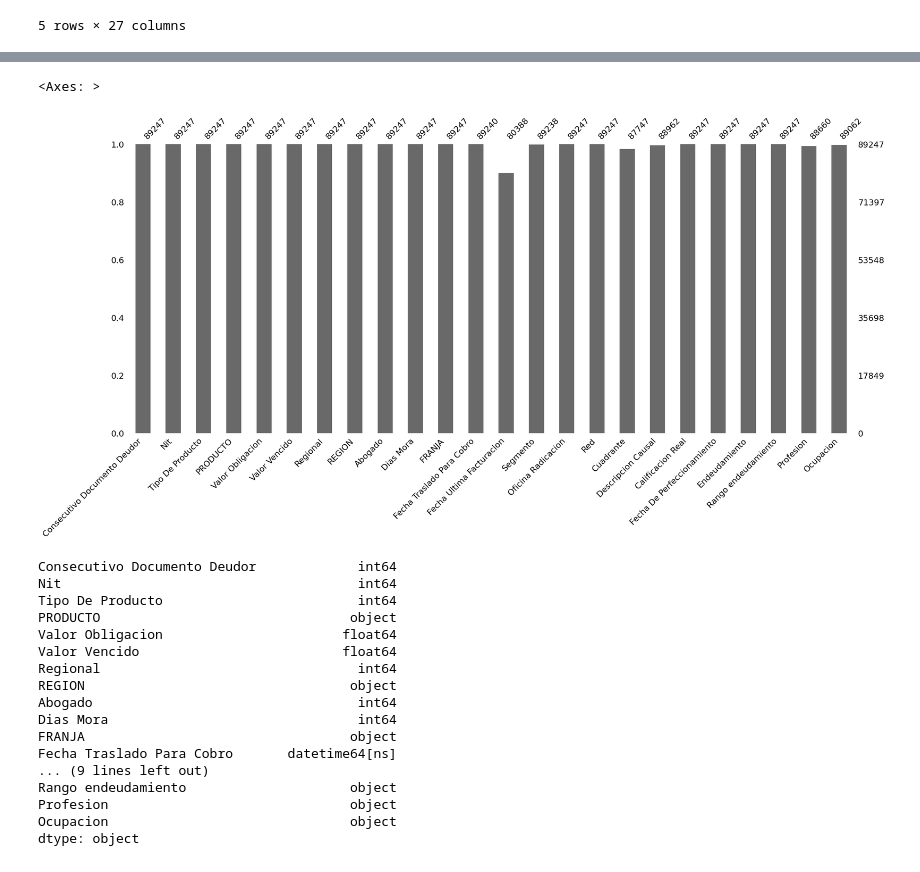
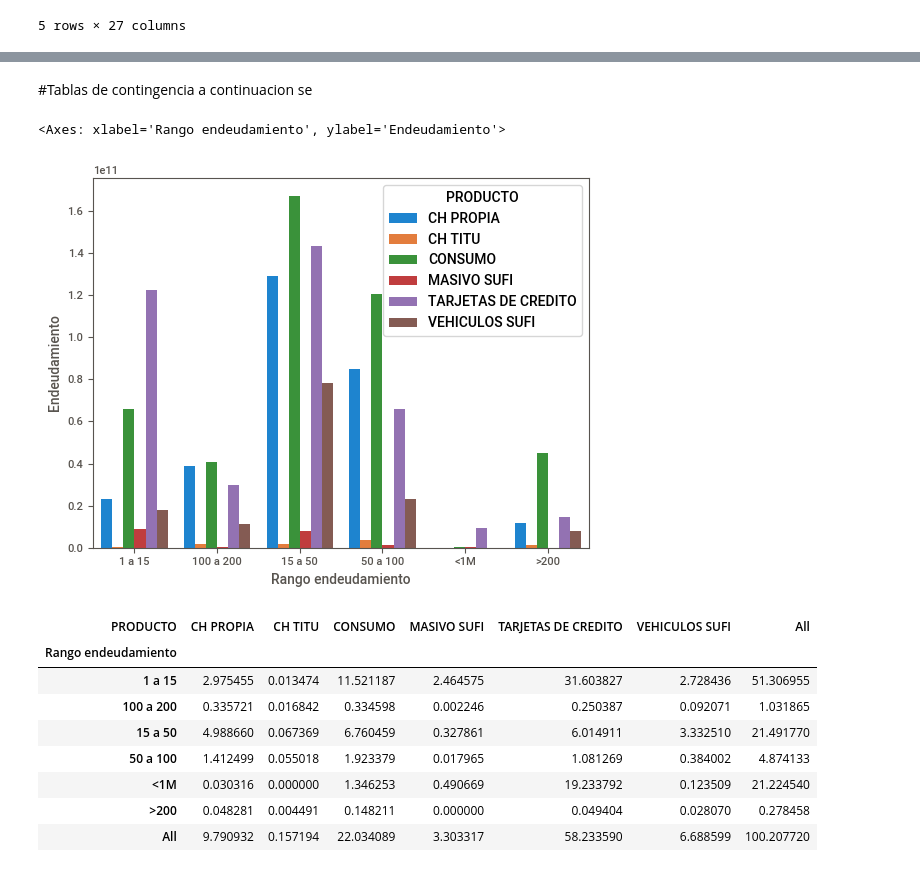
Before and after one commit to CarlosBaez11/RetoTecnologico-Eafit, a Jupyter notebook: Copia_de_ProyectoTecnologico.ipynb, the cells around one changed output, grey strips where cells are left out. Saved outputs shown, nothing was run; the diff lists cells and outputs as text; code cells hidden in the pictures.

```diff
--- a/Copia_de_ProyectoTecnologico.ipynb
+++ b/Copia_de_ProyectoTecnologico.ipynb
@@ -54,29 +122,2 @@ data.drop(columns="Numero Documento", axis=1, inplace=True)
 # %%
-data.drop(columns="Sector Economico", axis=1, inplace=True)
-msn.bar(data)
+#data.drop(columns="Tipo De Producto", axis=1, inplace=True)
-# %% [output]
-<Axes: >
-[figure, removed]
-# %%
-#En esta parte vamos a ver as gfechas en la s que estamos trabajando
-data.dtypes
-# %% [output]
-Consecutivo Documento Deudor             int64
-Nit                                      int64
-Tipo De Producto                         int64
-PRODUCTO                                object
-Valor Obligacion                       float64
-Valor Vencido                          float64
-Regional                                 int64
-REGION                                  object
-Abogado                                  int64
-Dias Mora                                int64
-FRANJA                                  object
-Fecha Traslado Para Cobro       datetime64[ns]
-... (9 lines left out)
-Rango endeudamiento                     object
-Profesion                               object
-Ocupacion                               object
-dtype: object
-# %%
-data["Fecha De Perfeccionamiento"]=data["Fecha De Perfeccionamiento"].dt.month
@@ -82,0 +127,23 @@ data["Fecha De Perfeccionamiento"]=data["Fecha De Perfeccionamiento"].dt.month
+# %% [markdown]
+#Tablas de contingencia
+a continuacion se
+# %%
+endeudamiento_cuadrante=data.groupby(["Rango endeudamiento", "PRODUCTO"]).aggregate({"PRODUCTO":"count", "Endeudamiento":"sum"})
+endeudamiento_cuadrante.rename(columns=({"PRODUCTO":"Conteo Productos"}), inplace=True)
+endeudamiento_cuadrante.reset_index(inplace=True)
+sns.barplot(endeudamiento_cuadrante, x="Rango endeudamiento", y="Endeudamiento", hue="PRODUCTO")
+# %% [output]
+<Axes: xlabel='Rango endeudamiento', ylabel='Endeudamiento'>
+[figure, added]
+# %%
+pd.crosstab(data['Rango endeudamiento'], data["PRODUCTO"], margins=True)/89062*100
+# %% [output]
+| PRODUCTO | CH PROPIA | CH TITU | CONSUMO | MASIVO SUFI | TARJETAS DE CREDITO | VEHICULOS SUFI | All |
+| Rango endeudamiento |  |  |  |  |  |  |  |
+| 1 a 15 | 2.975455 | 0.013474 | 11.521187 | 2.464575 | 31.603827 | 2.728436 | 51.306955 |
+| 100 a 200 | 0.335721 | 0.016842 | 0.334598 | 0.002246 | 0.250387 | 0.092071 | 1.031865 |
+| 15 a 50 | 4.988660 | 0.067369 | 6.760459 | 0.327861 | 6.014911 | 3.332510 | 21.491770 |
+| 50 a 100 | 1.412499 | 0.055018 | 1.923379 | 0.017965 | 1.081269 | 0.384002 | 4.874133 |
+| <1M | 0.030316 | 0.000000 | 1.346253 | 0.490669 | 19.233792 | 0.123509 | 21.224540 |
+| >200 | 0.048281 | 0.004491 | 0.148211 | 0.000000 | 0.049404 | 0.028070 | 0.278458 |
+| All | 9.790932 | 0.157194 | 22.034089 | 3.303317 | 58.233590 | 6.688599 | 100.207720 |
```
Also changed, not shown: parts of 44 cells of this notebook.
